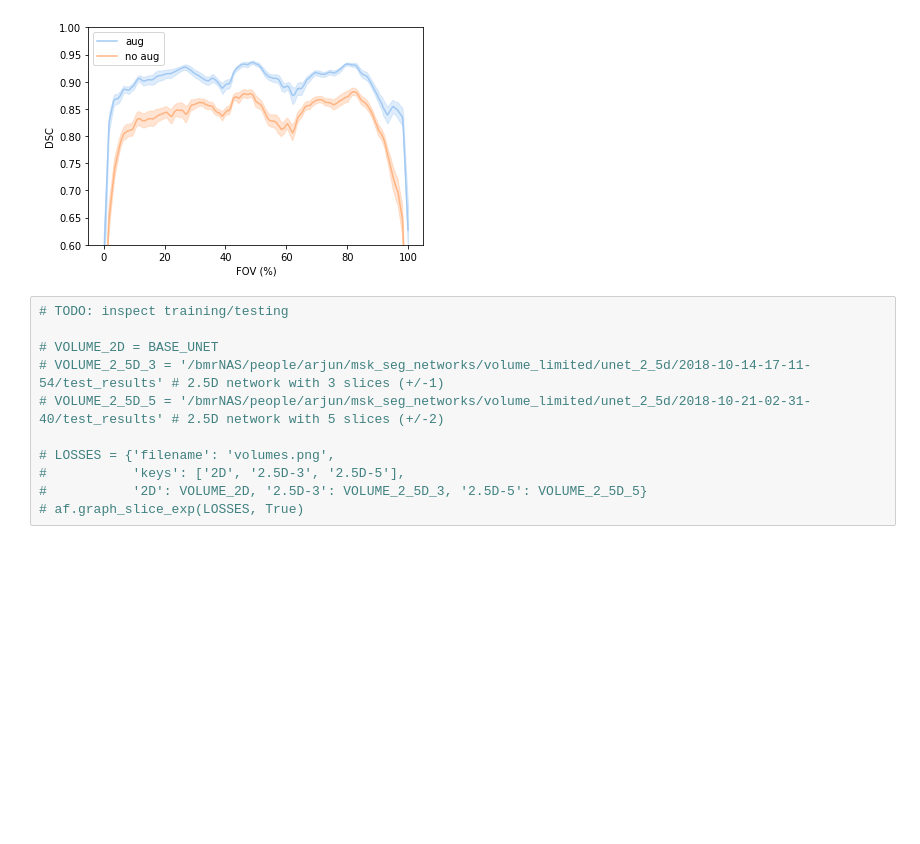
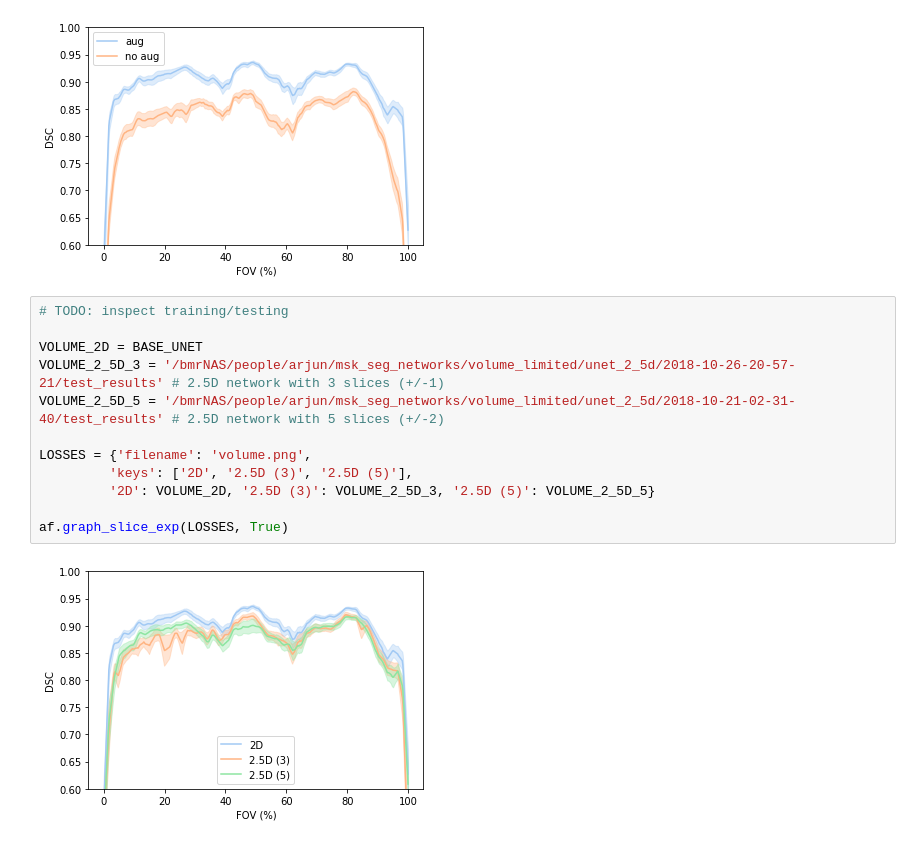
Before and after one commit to ad12/MedSegPy, a Jupyter notebook: analysis/exp_graphs.ipynb, the cells around one changed output. Saved outputs shown, nothing was run; the diff lists cells and outputs as text; blank space fills up the shorter version.

```diff
--- a/analysis/exp_graphs.ipynb
+++ b/analysis/exp_graphs.ipynb
@@ -63,14 +63,17 @@ af.graph_slice_exp(AUGS)
 # %%
 # TODO: inspect training/testing
 
-# VOLUME_2D = BASE_UNET
-# VOLUME_2_5D_3 = '/bmrNAS/people/arjun/msk_seg_networks/volume_limited/unet_2_5d/2018-10-14-17-11-54/test_results' # 2.5D network with 3 slices (+/-1)
-# VOLUME_2_5D_5 = '/bmrNAS/people/arjun/msk_seg_networks/volume_limited/unet_2_5d/2018-10-21-02-31-40/test_results' # 2.5D network with 5 slices (+/-2)
+VOLUME_2D = BASE_UNET
+VOLUME_2_5D_3 = '/bmrNAS/people/arjun/msk_seg_networks/volume_limited/unet_2_5d/2018-10-26-20-57-21/test_results' # 2.5D network with 3 slices (+/-1)
+VOLUME_2_5D_5 = '/bmrNAS/people/arjun/msk_seg_networks/volume_limited/unet_2_5d/2018-10-21-02-31-40/test_results' # 2.5D network with 5 slices (+/-2)
 
-# LOSSES = {'filename': 'volumes.png',
-#           'keys': ['2D', '2.5D-3', '2.5D-5'],
-#           '2D': VOLUME_2D, '2.5D-3': VOLUME_2_5D_3, '2.5D-5': VOLUME_2_5D_5}
-# af.graph_slice_exp(LOSSES, True)
+LOSSES = {'filename': 'volume.png',
+         'keys': ['2D', '2.5D (3)', '2.5D (5)'],
+         '2D': VOLUME_2D, '2.5D (3)': VOLUME_2_5D_3, '2.5D (5)': VOLUME_2_5D_5}
+
+af.graph_slice_exp(LOSSES, True)
+# %% [output]
+[figure, added]
 # %%
 # Data limitation graphs
 # Each architecture was run with multiple seeds
```
Also changed, not shown: parts of 1 cell of this notebook, 6 other files.
